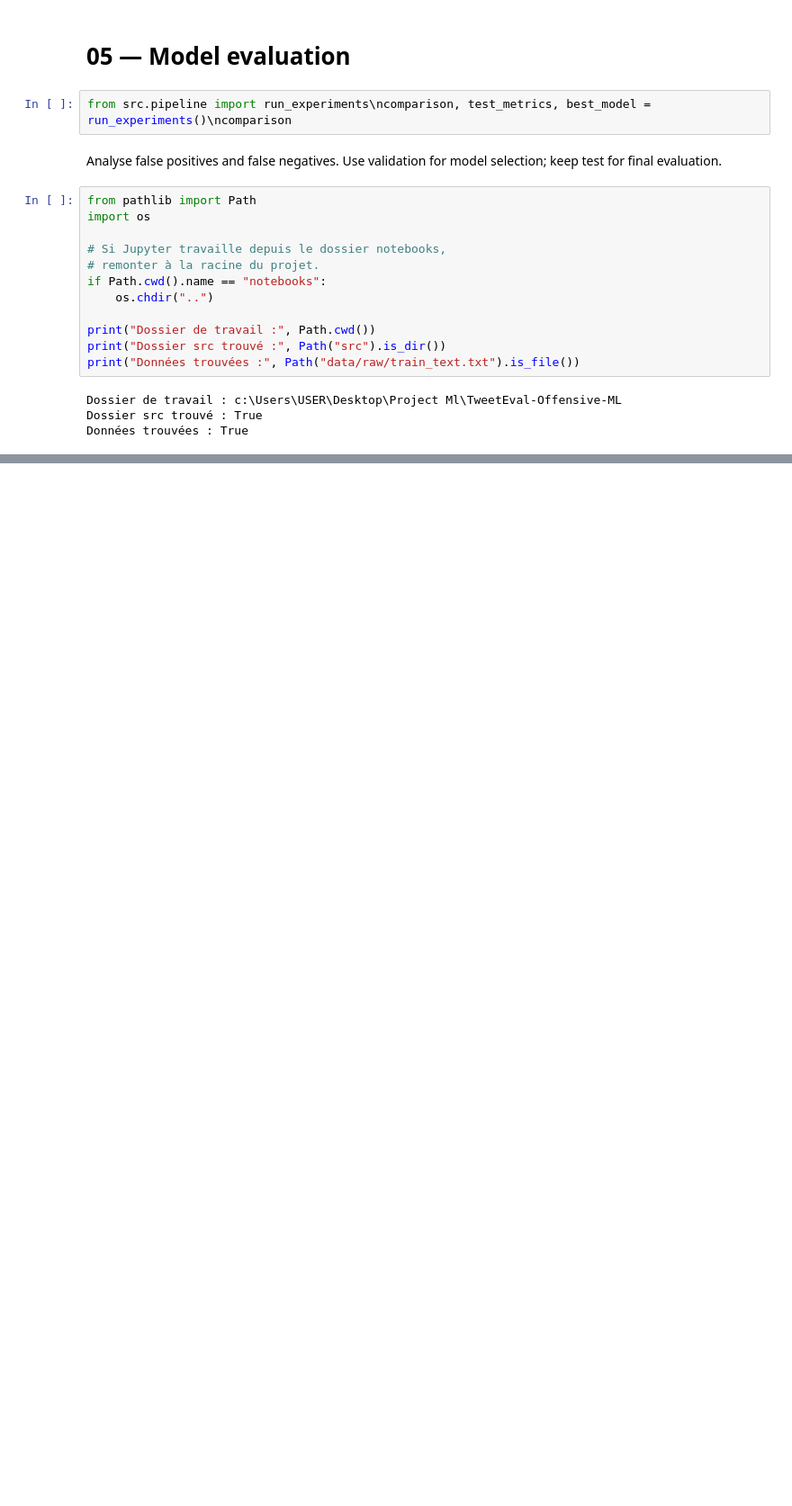
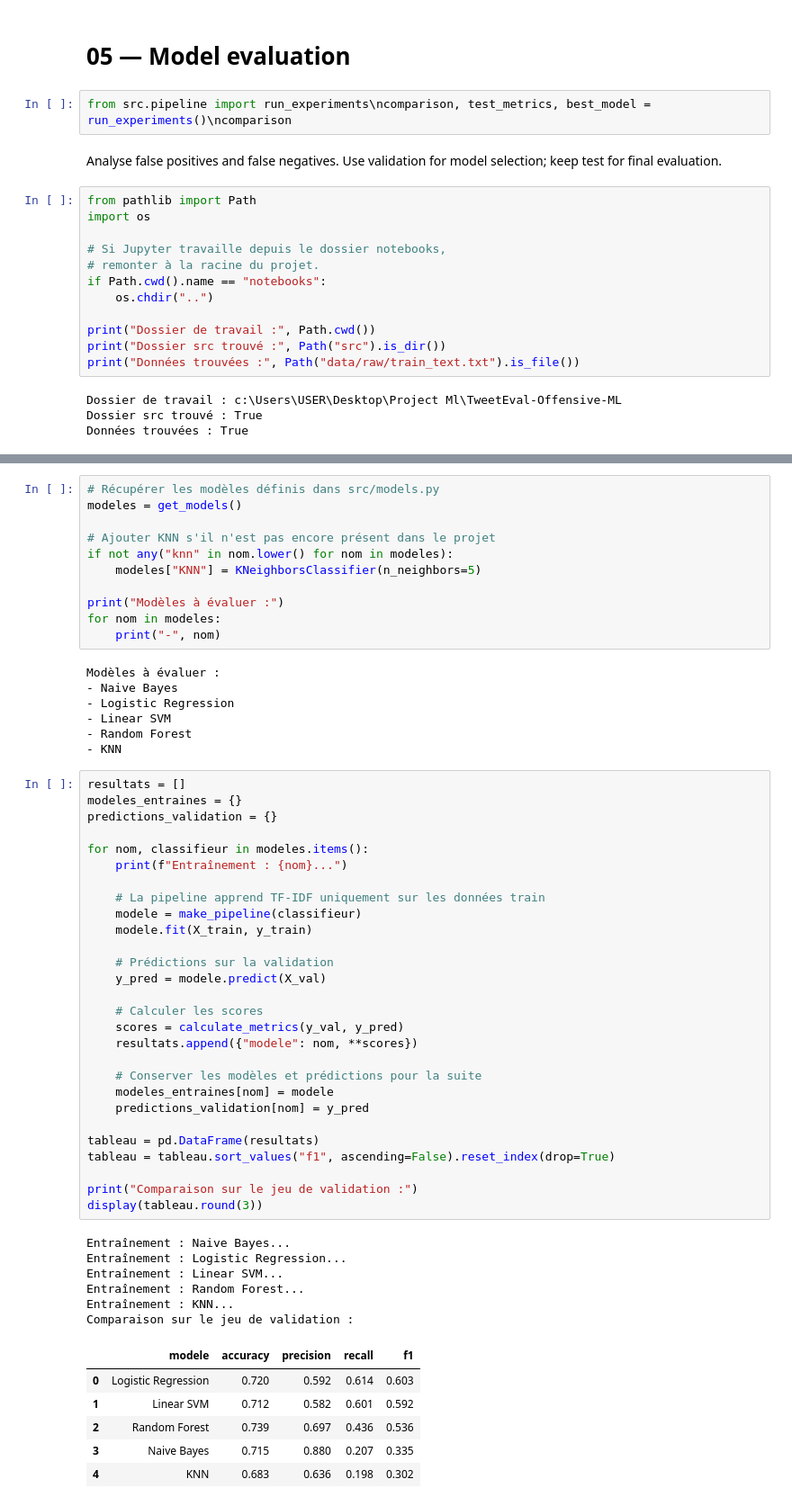
Before and after one commit to baliemna2222-dev/TweetEval-Offensive-ML, a Jupyter notebook: notebooks/05_model_evaluation.ipynb, the cells around one changed output, grey strips where cells are left out. Shown at 90% size. Saved outputs shown, nothing was run; the diff lists cells and outputs as text; blank space fills up the shorter version.

```diff
--- a/notebooks/05_model_evaluation.ipynb
+++ b/notebooks/05_model_evaluation.ipynb
@@ -54,0 +60,59 @@ NameError: name 'load_dataset' is not defined
+# %%
+# Récupérer les modèles définis dans src/models.py
+modeles = get_models()
+
+# Ajouter KNN s'il n'est pas encore présent dans le projet
+if not any("knn" in nom.lower() for nom in modeles):
+    modeles["KNN"] = KNeighborsClassifier(n_neighbors=5)
+
+print("Modèles à évaluer :")
+for nom in modeles:
+    print("-", nom)
+# %% [output]
+Modèles à évaluer :
+- Naive Bayes
+- Logistic Regression
+- Linear SVM
+- Random Forest
+- KNN
+# %%
+resultats = []
+modeles_entraines = {}
+predictions_validation = {}
+
+for nom, classifieur in modeles.items():
+    print(f"Entraînement : {nom}...")
+
+    # La pipeline apprend TF-IDF uniquement sur les données train
+    modele = make_pipeline(classifieur)
+    modele.fit(X_train, y_train)
+
+    # Prédictions sur la validation
+    y_pred = modele.predict(X_val)
+
+    # Calculer les scores
+    scores = calculate_metrics(y_val, y_pred)
+    resultats.append({"modele": nom, **scores})
+
+    # Conserver les modèles et prédictions pour la suite
+    modeles_entraines[nom] = modele
+    predictions_validation[nom] = y_pred
+
+tableau = pd.DataFrame(resultats)
+tableau = tableau.sort_values("f1", ascending=False).reset_index(drop=True)
+
+print("Comparaison sur le jeu de validation :")
+display(tableau.round(3))
+# %% [output]
+Entraînement : Naive Bayes...
+Entraînement : Logistic Regression...
+Entraînement : Linear SVM...
+Entraînement : Random Forest...
+Entraînement : KNN...
+Comparaison sur le jeu de validation :
+|  | modele | accuracy | precision | recall | f1 |
+| 0 | Logistic Regression | 0.720 | 0.592 | 0.614 | 0.603 |
+| 1 | Linear SVM | 0.712 | 0.582 | 0.601 | 0.592 |
+| 2 | Random Forest | 0.739 | 0.697 | 0.436 | 0.536 |
+| 3 | Naive Bayes | 0.715 | 0.880 | 0.207 | 0.335 |
+| 4 | KNN | 0.683 | 0.636 | 0.198 | 0.302 |
```
Also changed, not shown: parts of 7 cells of this notebook.
